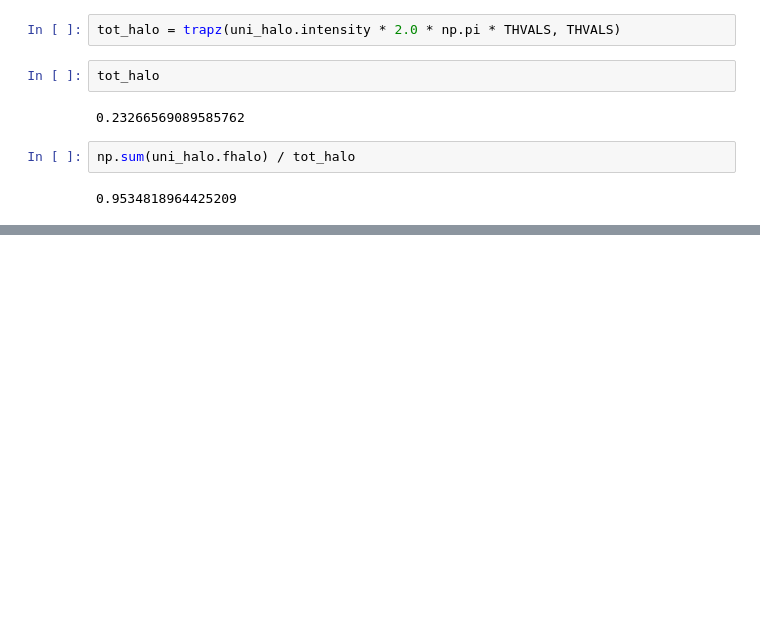
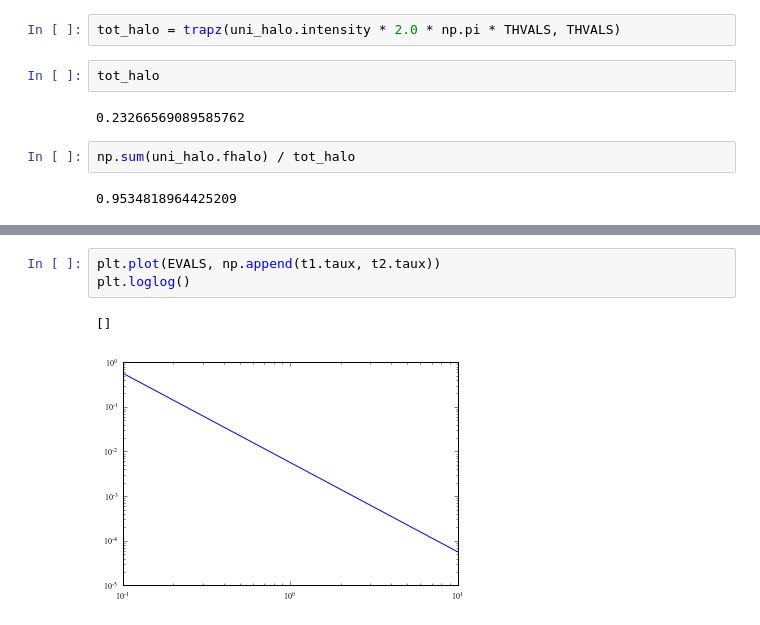
Before and after one commit to eblur/newdust, a Jupyter notebook: examples/plot_halos.ipynb, the cells around one changed output, grey strips where cells are left out. Drawn from its saved outputs; the diff is of its cells as text; blank space fills up the shorter version.

```diff
--- a/examples/plot_halos.ipynb
+++ b/examples/plot_halos.ipynb
@@ -106,0 +84,6 @@ np.sum(uni_halo.fhalo) / tot_halo
+# %%
+plt.plot(EVALS, np.append(t1.taux, t2.taux))
+plt.loglog()
+# %% [output]
+[]
+[figure, added]
```
Also changed, not shown: parts of 5 cells of this notebook, 3 other files.
